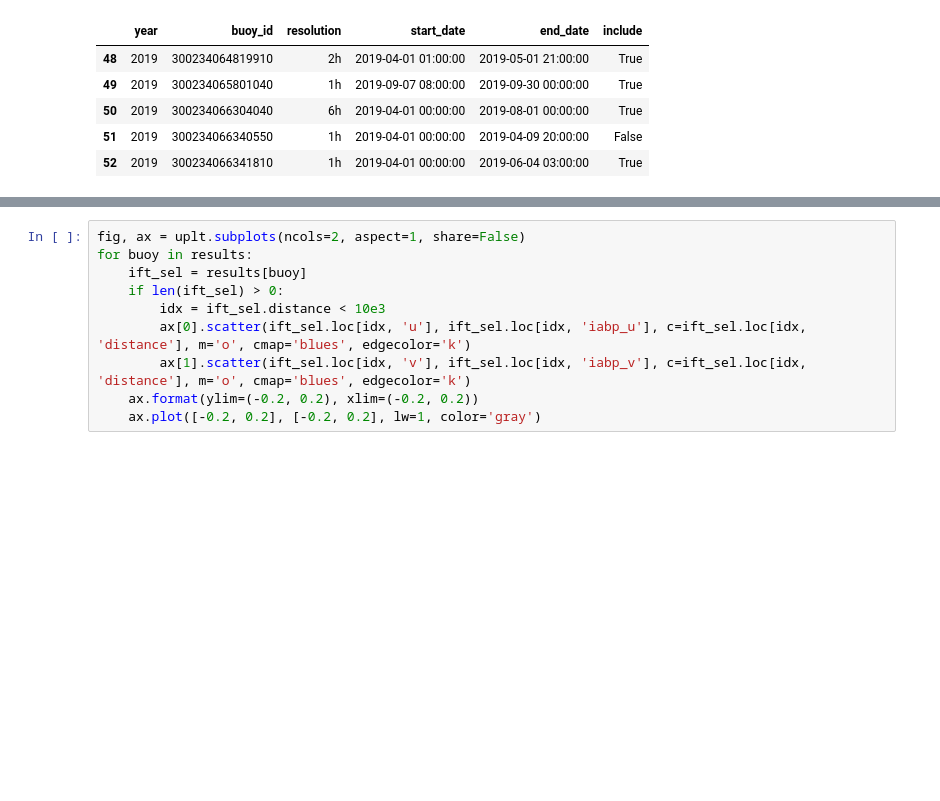
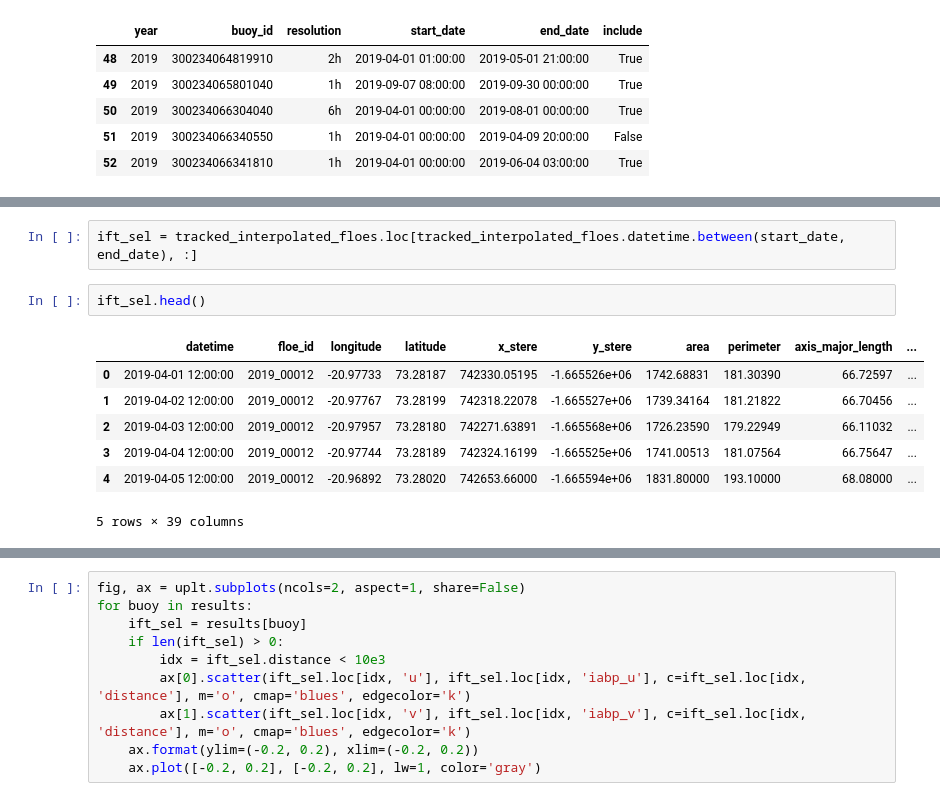
Before and after one commit to danielmwatkins/miz_scales_of_motion, a Jupyter notebook: notebooks/visualize_ice_motion.ipynb, the cells around one changed output, grey strips where cells are left out. Saved outputs shown, nothing was run; the diff lists cells and outputs as text; blank space fills up the shorter version.

```diff
--- a/notebooks/visualize_ice_motion.ipynb
+++ b/notebooks/visualize_ice_motion.ipynb
@@ -488,3 +524,15 @@ for idx in iabp_meta.index:
+# %%
+ift_sel = tracked_interpolated_floes.loc[tracked_interpolated_floes.datetime.between(start_date, end_date), :]
+# %%
+ift_sel.head()
+# %% [output]
+|  | datetime | floe_id | longitude | latitude | x_stere | y_stere | area | perimeter | axis_major_length | ... |
+| 0 | 2019-04-01 12:00:00 | 2019_00012 | -20.97733 | 73.28187 | 742330.05195 | -1.665526e+06 | 1742.68831 | 181.30390 | 66.72597 | ... |
+| 1 | 2019-04-02 12:00:00 | 2019_00012 | -20.97767 | 73.28199 | 742318.22078 | -1.665527e+06 | 1739.34164 | 181.21822 | 66.70456 | ... |
+| 2 | 2019-04-03 12:00:00 | 2019_00012 | -20.97957 | 73.28180 | 742271.63891 | -1.665568e+06 | 1726.23590 | 179.22949 | 66.11032 | ... |
+| 3 | 2019-04-04 12:00:00 | 2019_00012 | -20.97744 | 73.28189 | 742324.16199 | -1.665525e+06 | 1741.00513 | 181.07564 | 66.75647 | ... |
+| 4 | 2019-04-05 12:00:00 | 2019_00012 | -20.96892 | 73.28020 | 742653.66000 | -1.665594e+06 | 1831.80000 | 193.10000 | 68.08000 | ... |
+5 rows × 39 columns
 # %%
 for buoy in results:
     print(buoy, len(results[buoy]))
```
Also changed, not shown: parts of 5 cells of this notebook.
